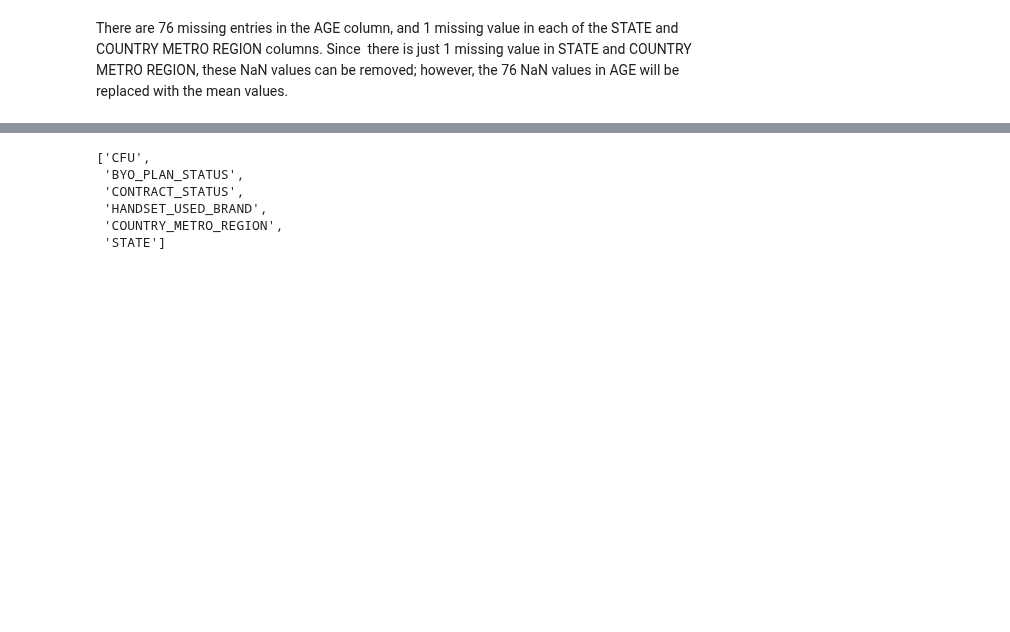
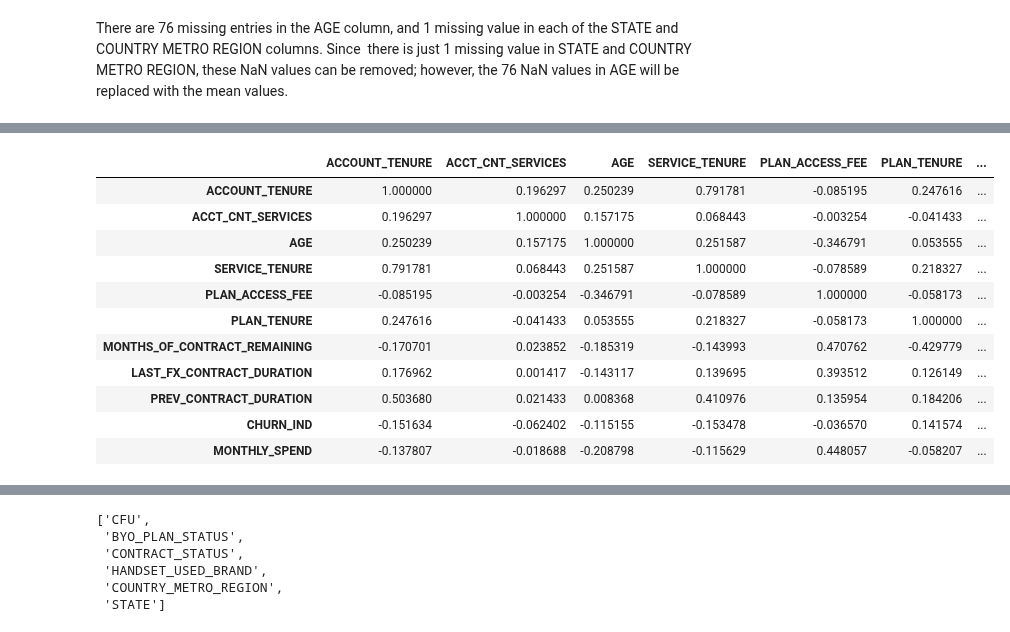
Before and after one commit to MQCOMP2200-S2-2021/data-science-portfolio-avagardiner, a Jupyter notebook: Portfolio 3.ipynb, the cells around one changed output, grey strips where cells are left out. Drawn from its saved outputs; the diff is of its cells as text; code cells hidden in the pictures; blank space fills up the shorter version.

```diff
--- a/Portfolio 3.ipynb
+++ b/Portfolio 3.ipynb
@@ -111,0 +156,16 @@ churn.dropna(subset = ["STATE"], inplace=True)
+# %%
+# Find the pairwise correlation of all columns in the dataframe.
+churn.corr()
+# %% [output]
+|  | ACCOUNT_TENURE | ACCT_CNT_SERVICES | AGE | SERVICE_TENURE | PLAN_ACCESS_FEE | PLAN_TENURE | ... |
+| ACCOUNT_TENURE | 1.000000 | 0.196297 | 0.250239 | 0.791781 | -0.085195 | 0.247616 | ... |
+| ACCT_CNT_SERVICES | 0.196297 | 1.000000 | 0.157175 | 0.068443 | -0.003254 | -0.041433 | ... |
+| AGE | 0.250239 | 0.157175 | 1.000000 | 0.251587 | -0.346791 | 0.053555 | ... |
+| SERVICE_TENURE | 0.791781 | 0.068443 | 0.251587 | 1.000000 | -0.078589 | 0.218327 | ... |
+| PLAN_ACCESS_FEE | -0.085195 | -0.003254 | -0.346791 | -0.078589 | 1.000000 | -0.058173 | ... |
+| PLAN_TENURE | 0.247616 | -0.041433 | 0.053555 | 0.218327 | -0.058173 | 1.000000 | ... |
+| MONTHS_OF_CONTRACT_REMAINING | -0.170701 | 0.023852 | -0.185319 | -0.143993 | 0.470762 | -0.429779 | ... |
+| LAST_FX_CONTRACT_DURATION | 0.176962 | 0.001417 | -0.143117 | 0.139695 | 0.393512 | 0.126149 | ... |
+| PREV_CONTRACT_DURATION | 0.503680 | 0.021433 | 0.008368 | 0.410976 | 0.135954 | 0.184206 | ... |
+| CHURN_IND | -0.151634 | -0.062402 | -0.115155 | -0.153478 | -0.036570 | 0.141574 | ... |
+| MONTHLY_SPEND | -0.137807 | -0.018688 | -0.208798 | -0.115629 | 0.448057 | -0.058207 | ... |
```
Also changed, not shown: parts of 13 cells of this notebook.
